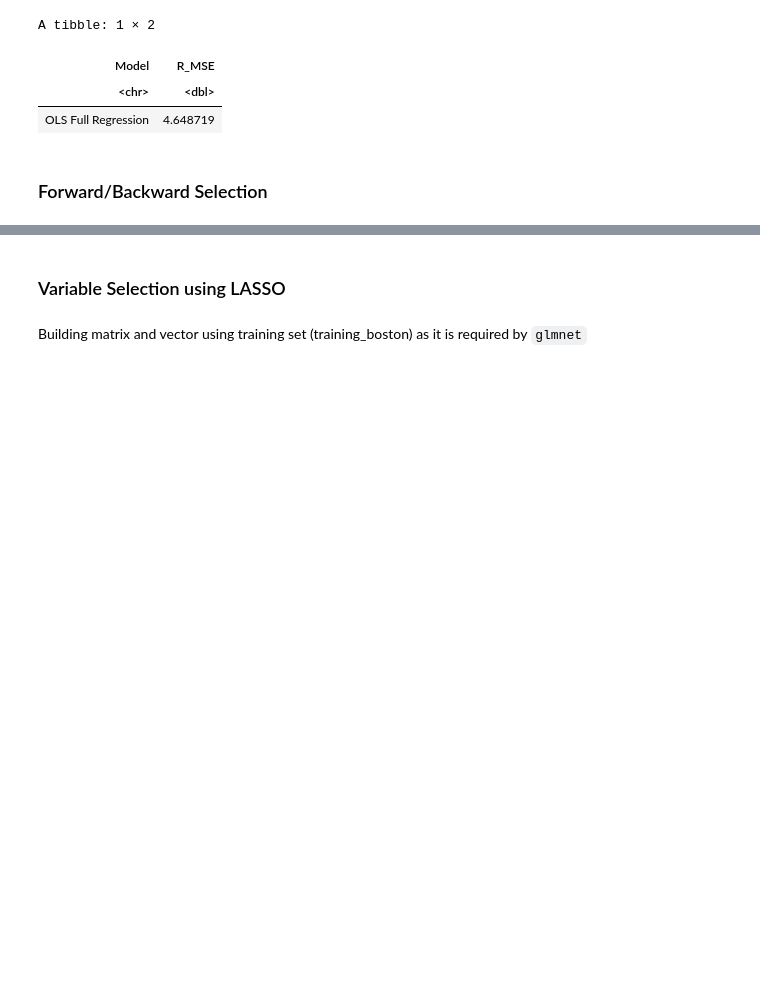
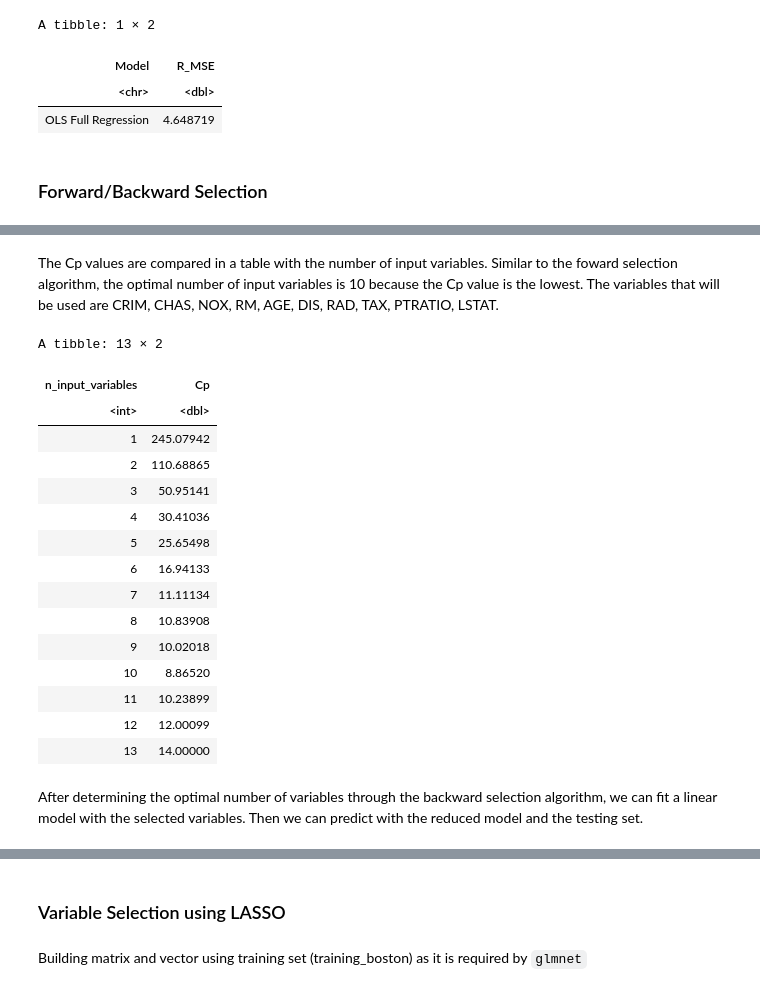
Before and after one commit to tanaytk21/stat301, a Jupyter notebook: Group_Project.ipynb, the cells around one changed output, grey strips where cells are left out. Drawn from its saved outputs; the diff is of its cells as text; code cells hidden in the pictures; blank space fills up the shorter version.

```diff
--- a/Group_Project.ipynb
+++ b/Group_Project.ipynb
@@ -134,0 +213,10 @@ A tibble: 1 × 2
+# %%
+boston_backward_sel <- regsubsets(
+  x = MEDV ~.,
+  nvmax=13,
+  data=training_boston,
+  method="backward"
+)
+
+boston_backward_sel <- summary(boston_backward_sel)
+boston_backward_sel
@@ -134,0 +241,27 @@ A tibble: 1 × 2
+# %% [markdown]
+The Cp values are compared in a table with the number of input variables. Similar to the foward selection algorithm, the optimal number of input variables is 10 because the Cp value is the lowest. The variables that will be used are CRIM, CHAS, NOX, RM, AGE, DIS, RAD, TAX, PTRATIO, LSTAT.
+# %%
+boston_backward_df <- tibble(
+    n_input_variables = 1:13,
+    Cp = boston_backward_sel$cp
+)
+boston_backward_df
+# %% [output]
+A tibble: 13 × 2
+| n_input_variables | Cp |
+| <int> | <dbl> |
+| 1 | 245.07942 |
+| 2 | 110.68865 |
+| 3 | 50.95141 |
+| 4 | 30.41036 |
+| 5 | 25.65498 |
+| 6 | 16.94133 |
+| 7 | 11.11134 |
+| 8 | 10.83908 |
+| 9 | 10.02018 |
+| 10 | 8.86520 |
+| 11 | 10.23899 |
+| 12 | 12.00099 |
+| 13 | 14.00000 |
+# %% [markdown]
+After determining the optimal number of variables through the backward selection algorithm, we can fit a linear model with the selected variables. Then we can predict with the reduced model and the testing set.
```
Also changed, not shown: parts of 13 cells of this notebook.
